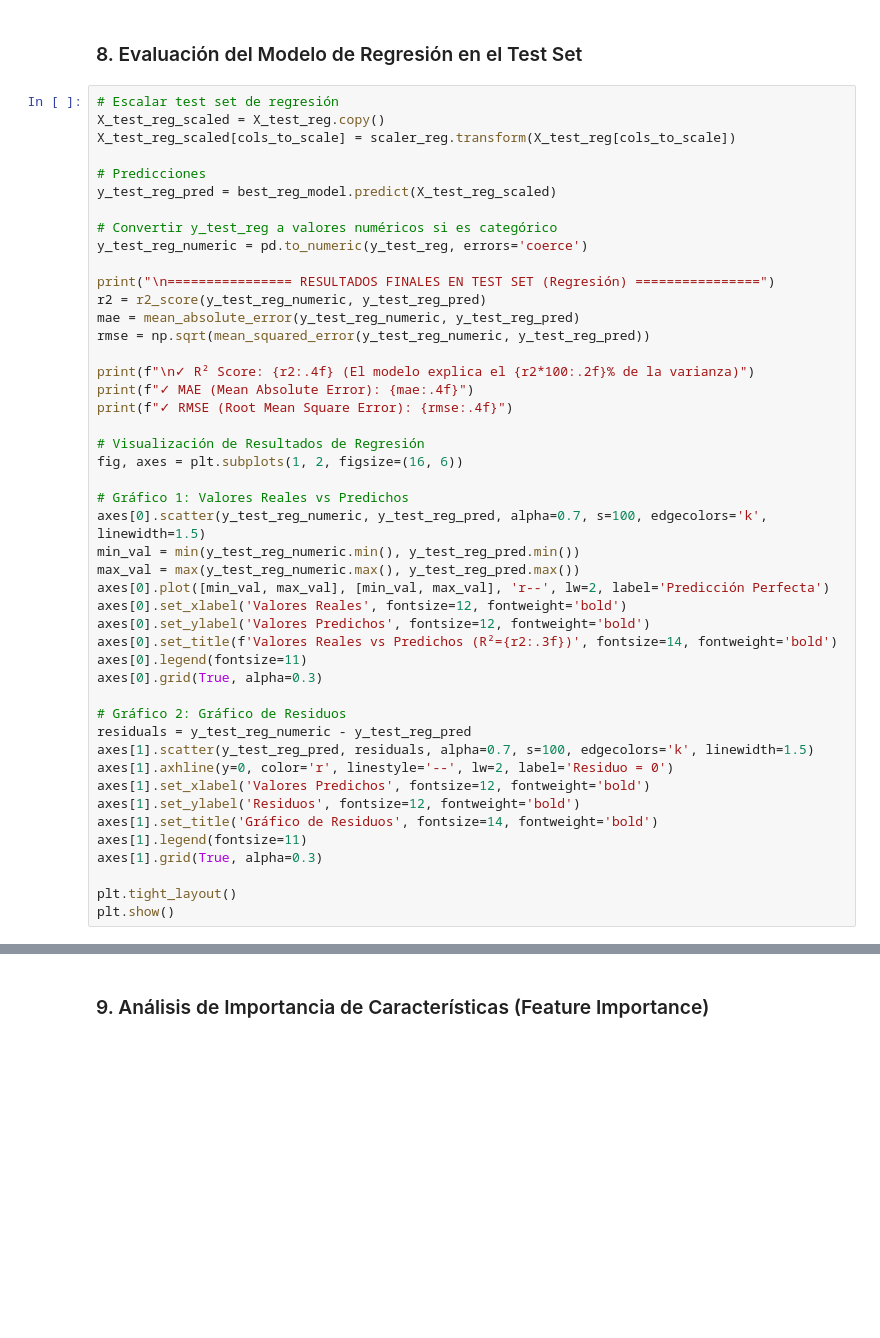
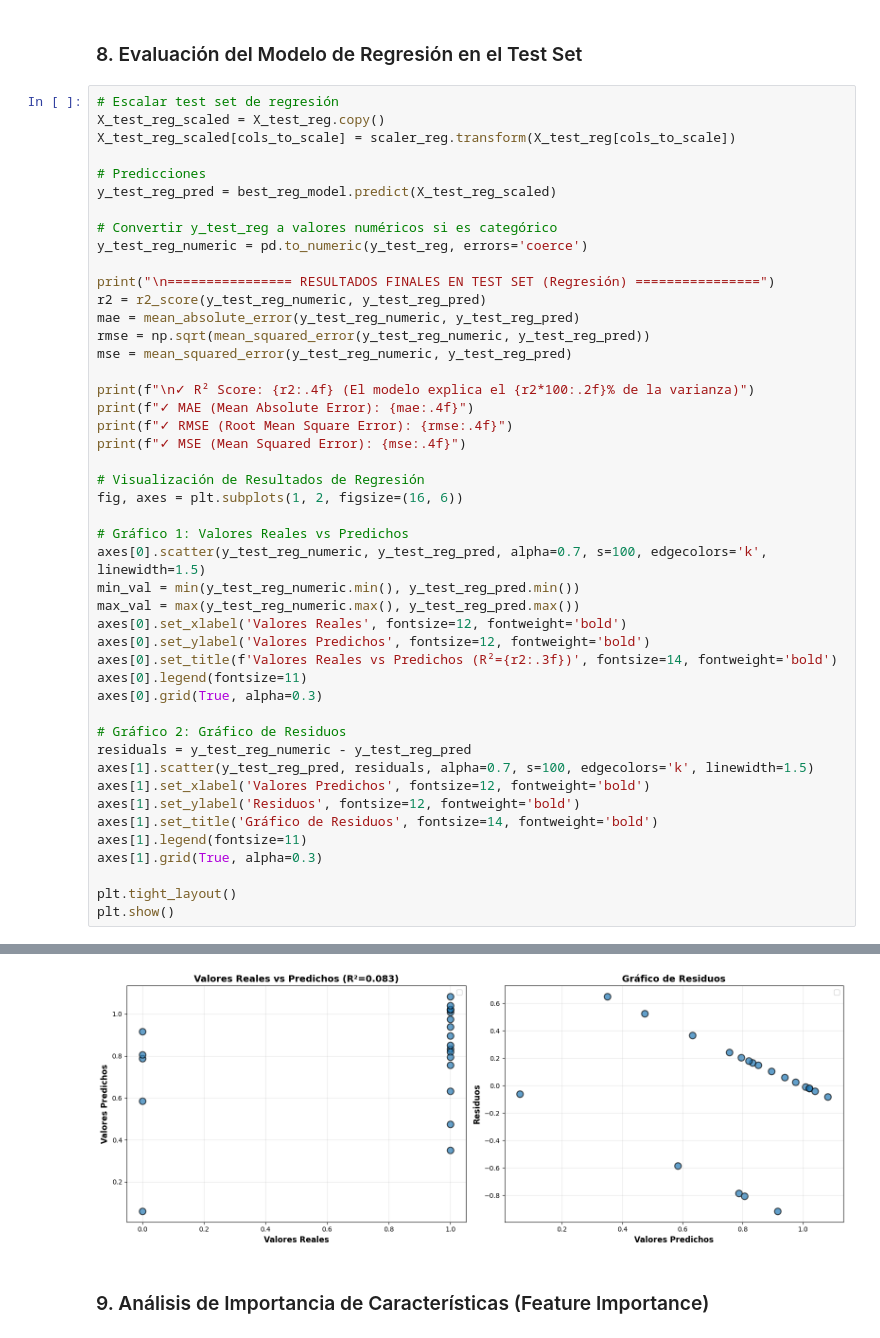
Before and after one commit to nosungam/ProyectoFinalDCDD, a Jupyter notebook: xgboost-final.ipynb, the cells around one changed output, grey strips where cells are left out. Saved outputs shown, nothing was run; the diff lists cells and outputs as text; blank space fills up the shorter version.

```diff
--- a/xgboost-final.ipynb
+++ b/xgboost-final.ipynb
@@ -414,10 +442,12 @@ print("\n================ RESULTADOS FINALES EN TEST SET (Regresión) ==========
 r2 = r2_score(y_test_reg_numeric, y_test_reg_pred)
 mae = mean_absolute_error(y_test_reg_numeric, y_test_reg_pred)
 rmse = np.sqrt(mean_squared_error(y_test_reg_numeric, y_test_reg_pred))
+mse = mean_squared_error(y_test_reg_numeric, y_test_reg_pred)
 
 print(f"\n✓ R² Score: {r2:.4f} (El modelo explica el {r2*100:.2f}% de la varianza)")
 print(f"✓ MAE (Mean Absolute Error): {mae:.4f}")
 print(f"✓ RMSE (Root Mean Square Error): {rmse:.4f}")
+print(f"✓ MSE (Mean Squared Error): {mse:.4f}")
 
 # Visualización de Resultados de Regresión
 fig, axes = plt.subplots(1, 2, figsize=(16, 6))
@@ -426,7 +456,6 @@ fig, axes = plt.subplots(1, 2, figsize=(16, 6))
 axes[0].scatter(y_test_reg_numeric, y_test_reg_pred, alpha=0.7, s=100, edgecolors='k', linewidth=1.5)
 min_val = min(y_test_reg_numeric.min(), y_test_reg_pred.min())
 max_val = max(y_test_reg_numeric.max(), y_test_reg_pred.max())
-axes[0].plot([min_val, max_val], [min_val, max_val], 'r--', lw=2, label='Predicción Perfecta')
 axes[0].set_xlabel('Valores Reales', fontsize=12, fontweight='bold')
 axes[0].set_ylabel('Valores Predichos', fontsize=12, fontweight='bold')
 axes[0].set_title(f'Valores Reales vs Predichos (R²={r2:.3f})', fontsize=14, fontweight='bold')
@@ -436,7 +465,6 @@ axes[0].grid(True, alpha=0.3)
 # Gráfico 2: Gráfico de Residuos
 residuals = y_test_reg_numeric - y_test_reg_pred
 axes[1].scatter(y_test_reg_pred, residuals, alpha=0.7, s=100, edgecolors='k', linewidth=1.5)
-axes[1].axhline(y=0, color='r', linestyle='--', lw=2, label='Residuo = 0')
 axes[1].set_xlabel('Valores Predichos', fontsize=12, fontweight='bold')
 axes[1].set_ylabel('Residuos', fontsize=12, fontweight='bold')
 axes[1].set_title('Gráfico de Residuos', fontsize=14, fontweight='bold')
@@ -445,3 +473,4 @@ axes[1].grid(True, alpha=0.3)
 
 plt.tight_layout()
 plt.show()
+# %% [output]
@@ -448,3 +483,4 @@ plt.show()
+[figure, added]
 # %% [markdown]
 ### 9. Análisis de Importancia de Características (Feature Importance)
 # %%
```
Also changed, not shown: parts of 8 cells of this notebook, 1 other file.
